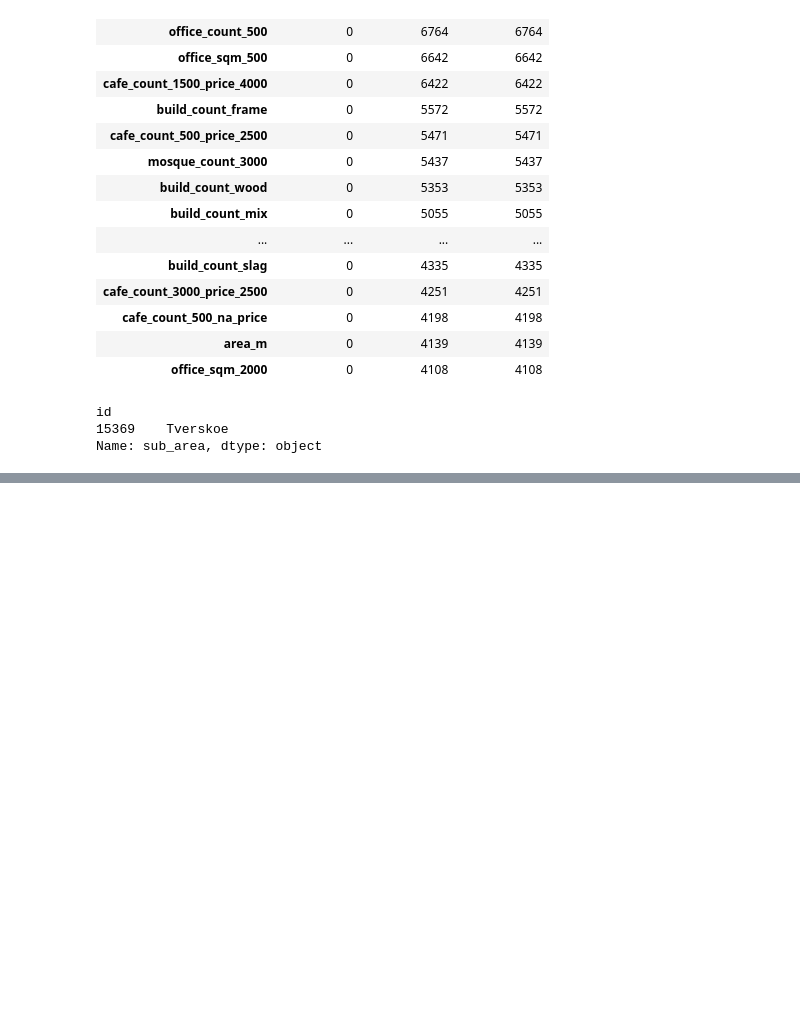
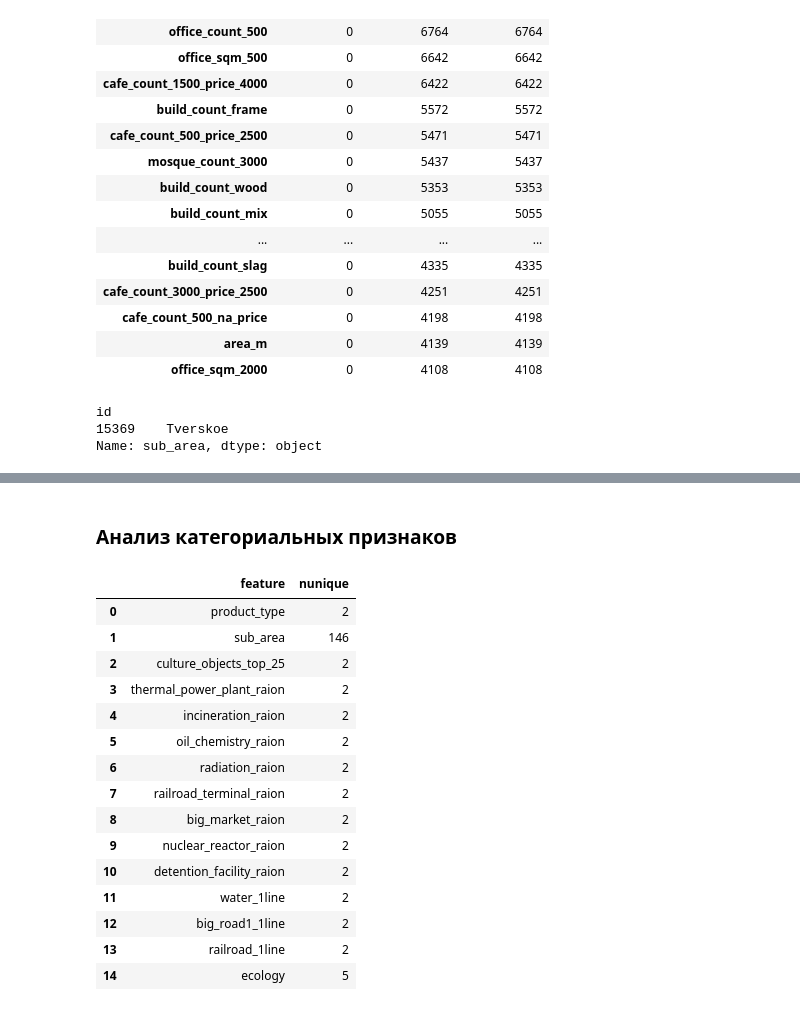
Before and after one commit to soulister/real-estate-price-prediction, a Jupyter notebook: notebooks/EDA.ipynb, the cells around one changed output, grey strips where cells are left out. Cells and saved outputs as stored; diff of their text form; code cells hidden in the pictures; blank space fills up the shorter version.

```diff
--- a/notebooks/EDA.ipynb
+++ b/notebooks/EDA.ipynb
@@ -332,0 +415,33 @@ Name: sub_area, dtype: object
+# %% [markdown]
+### Анализ категориальных признаков
+# %%
+cat_features = df_train.select_dtypes(include='object').columns
+
+nuni = []
+
+for i in cat_features:
+    nuni.append(df_train[i].nunique())
+
+cat_df = pd.DataFrame({
+    'feature': cat_features,
+    'nunique': nuni
+})
+
+cat_df
+# %% [output]
+|  | feature | nunique |
+| 0 | product_type | 2 |
+| 1 | sub_area | 146 |
+| 2 | culture_objects_top_25 | 2 |
+| 3 | thermal_power_plant_raion | 2 |
+| 4 | incineration_raion | 2 |
+| 5 | oil_chemistry_raion | 2 |
+| 6 | radiation_raion | 2 |
+| 7 | railroad_terminal_raion | 2 |
+| 8 | big_market_raion | 2 |
+| 9 | nuclear_reactor_raion | 2 |
+| 10 | detention_facility_raion | 2 |
+| 11 | water_1line | 2 |
+| 12 | big_road1_1line | 2 |
+| 13 | railroad_1line | 2 |
+| 14 | ecology | 5 |
```
Also changed, not shown: parts of 13 cells of this notebook.
